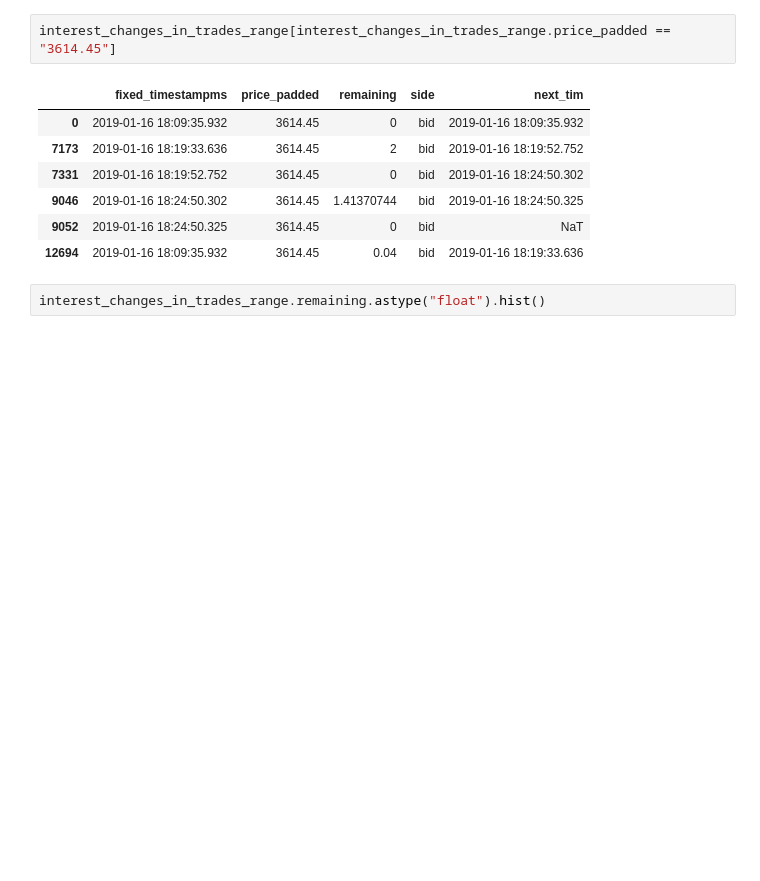
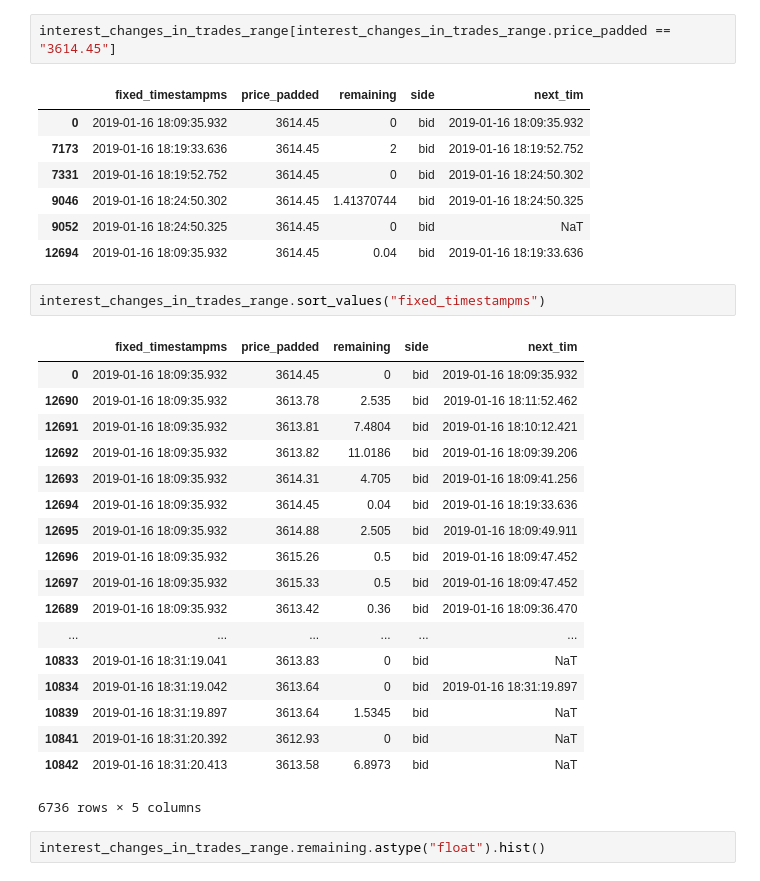
Before and after one commit to gautsi/gen-purpose-repo, a Jupyter notebook: gemini/FormatGemimiDataVer2.ipynb, the cells around one changed output. Saved outputs shown, nothing was run; the diff lists cells and outputs as text; blank space fills up the shorter version.

```diff
--- a/gemini/FormatGemimiDataVer2.ipynb
+++ b/gemini/FormatGemimiDataVer2.ipynb
@@ -228,6 +228,27 @@ interest_changes_in_trades_range[interest_changes_in_trades_range.price_padded =
 | 9046 | 2019-01-16 18:24:50.302 | 3614.45 | 1.41370744 | bid | 2019-01-16 18:24:50.325 |
 | 9052 | 2019-01-16 18:24:50.325 | 3614.45 | 0 | bid | NaT |
 | 12694 | 2019-01-16 18:09:35.932 | 3614.45 | 0.04 | bid | 2019-01-16 18:19:33.636 |
+# %%
+interest_changes_in_trades_range.sort_values("fixed_timestampms")
+# %% [output]
+|  | fixed_timestampms | price_padded | remaining | side | next_tim |
+| 0 | 2019-01-16 18:09:35.932 | 3614.45 | 0 | bid | 2019-01-16 18:09:35.932 |
+| 12690 | 2019-01-16 18:09:35.932 | 3613.78 | 2.535 | bid | 2019-01-16 18:11:52.462 |
+| 12691 | 2019-01-16 18:09:35.932 | 3613.81 | 7.4804 | bid | 2019-01-16 18:10:12.421 |
+| 12692 | 2019-01-16 18:09:35.932 | 3613.82 | 11.0186 | bid | 2019-01-16 18:09:39.206 |
+| 12693 | 2019-01-16 18:09:35.932 | 3614.31 | 4.705 | bid | 2019-01-16 18:09:41.256 |
+| 12694 | 2019-01-16 18:09:35.932 | 3614.45 | 0.04 | bid | 2019-01-16 18:19:33.636 |
+| 12695 | 2019-01-16 18:09:35.932 | 3614.88 | 2.505 | bid | 2019-01-16 18:09:49.911 |
+| 12696 | 2019-01-16 18:09:35.932 | 3615.26 | 0.5 | bid | 2019-01-16 18:09:47.452 |
+| 12697 | 2019-01-16 18:09:35.932 | 3615.33 | 0.5 | bid | 2019-01-16 18:09:47.452 |
+| 12689 | 2019-01-16 18:09:35.932 | 3613.42 | 0.36 | bid | 2019-01-16 18:09:36.470 |
+| ... | ... | ... | ... | ... | ... |
+| 10833 | 2019-01-16 18:31:19.041 | 3613.83 | 0 | bid | NaT |
+| 10834 | 2019-01-16 18:31:19.042 | 3613.64 | 0 | bid | 2019-01-16 18:31:19.897 |
+| 10839 | 2019-01-16 18:31:19.897 | 3613.64 | 1.5345 | bid | NaT |
+| 10841 | 2019-01-16 18:31:20.392 | 3612.93 | 0 | bid | NaT |
+| 10842 | 2019-01-16 18:31:20.413 | 3613.58 | 6.8973 | bid | NaT |
+6736 rows × 5 columns
 # %%
 interest_changes_in_trades_range.remaining.astype("float").hist()
 # %% [output]
```
Also changed, not shown: parts of 9 cells of this notebook, 2 other files.
